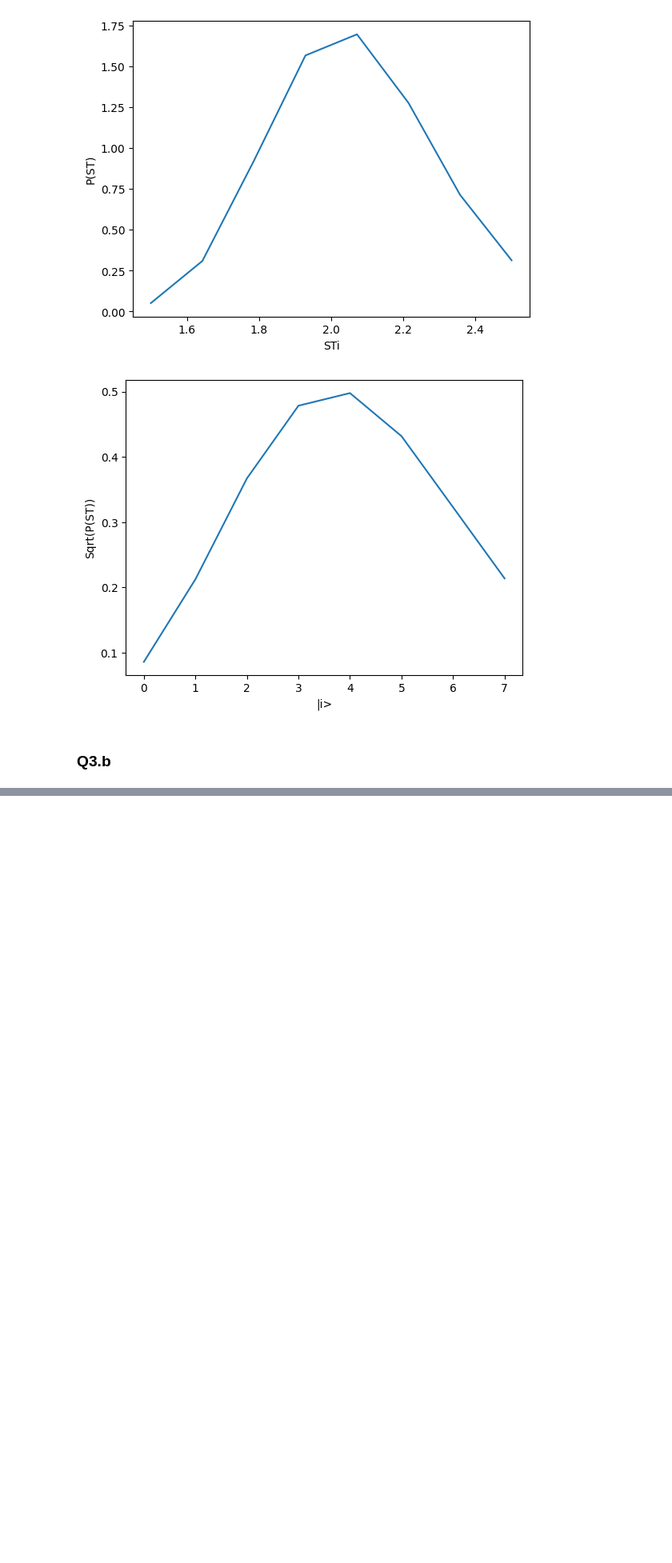
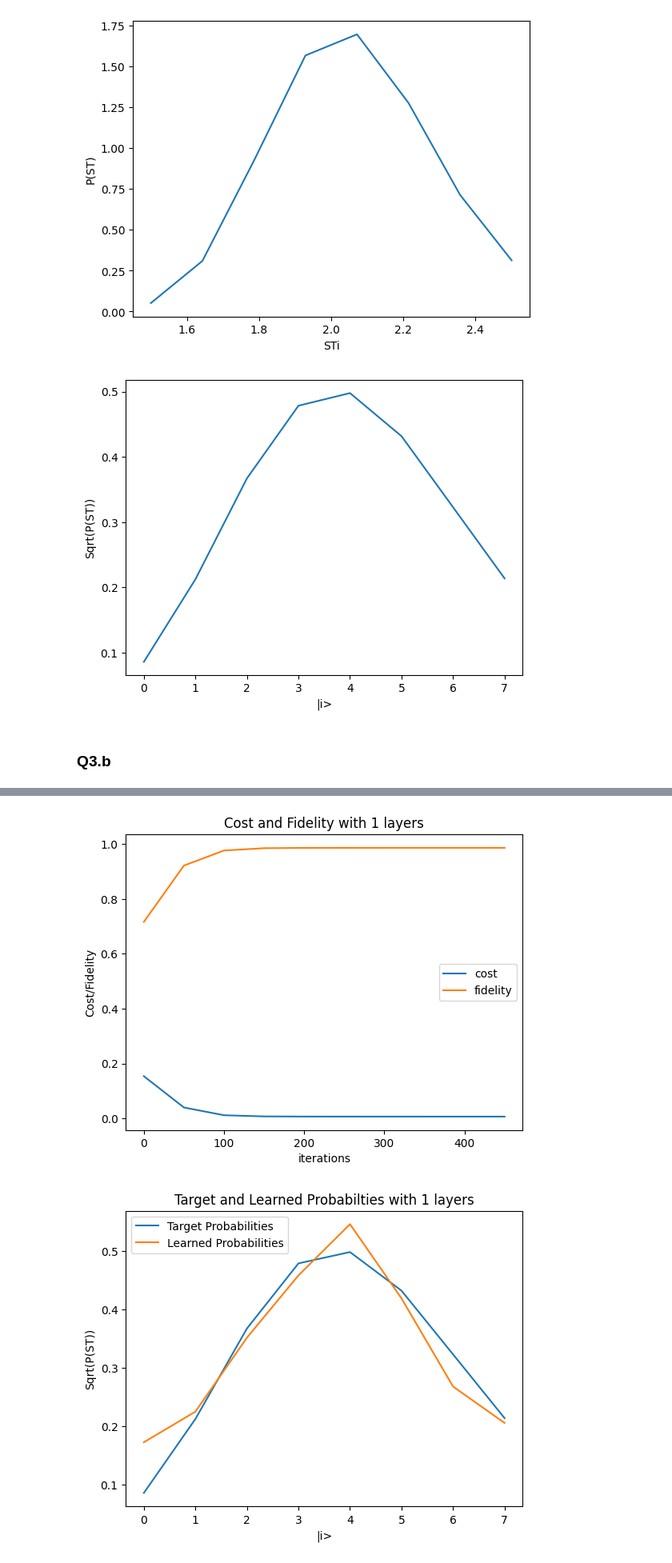
Before and after one commit to Lucifer1662/quantum, a Jupyter notebook: Assignement 1.ipynb, the cells around one changed output, grey strips where cells are left out. Shown at 80% size. Saved outputs shown, nothing was run; the diff lists cells and outputs as text; code cells hidden in the pictures; blank space fills up the shorter version.

```diff
--- a/Assignement 1.ipynb
+++ b/Assignement 1.ipynb
@@ -1620,0 +1548,66 @@ KeyboardInterrupt:
+# %%
+def train_model(layers):
+    print("Model with ", layers, " layers")
+    np.random.seed(1)
+    var = 1 * np.random.randn(layers, 6)
+    print(qml.draw(circuit)(var))
+
+
+    opt = qml.NesterovMomentumOptimizer(0.01)
+
+    def cross_entropy(y, p):
+        y = np.array(y)
+        p = np.array(p)
+        loss_array = -y*np.log(p)
+        loss_array = np.sum(loss_array, axis=-1)
+        return np.mean(loss_array)
+
+    def cost(angles):
+        aprox_probs = np.sqrt(circuit(angles))
+        return cost_function(aprox_probs,amp_P_Sti)
+
+    def fidelity(a,b):
+        return np.dot(a,b)*np.dot(b,a)
+
+
+    costs = []
+    fidelities = []
+
+    for it in range(500):
+
+        var, cost_value = opt.step_and_cost(cost, var)
+        if(it % 50 == 0):
+            aprox_probs = np.sqrt(np.array(circuit(var)))
+            fidelity_value = fidelity(aprox_probs, amp_P_Sti)
+
+            costs.append(cost_value)
+            fidelities.append(fidelity_value)
+
+            print("Iter: {:5d} | Cost: {:0.7f} | Fidelity: {:0.7f} "
+                "".format(it + 1, cost_value, fidelity_value))
+
+
+    print("Final | Cost: {:0.7f} | Fidelity: {:0.7f} "
+        "".format(cost_value, fidelity_value))
+
+
+    iterations = np.arange(0, 500, 50)
+    plt.title("Cost and Fidelity with " + str(layers) + " layers")
+    plt.plot(iterations, costs, label="cost")
+    plt.plot(iterations, fidelities, label="fidelity")
+    plt.ylabel('Cost/Fidelity')
+    plt.xlabel('iterations')
+    plt.legend()
+    plt.show()
+
+    plt.title("Target and Learned Probabilties with " + str(layers) + " layers")
+    plt.plot(np.arange(0, 8),amp_P_Sti, label="Target Probabilities")
+    plt.plot(np.arange(0, 8),aprox_probs, label="Learned Probabilities")
+    plt.ylabel('Sqrt(P(ST))')
+    plt.xlabel('|i>')
+    plt.legend()
+    plt.show()
+
+train_model(1)
+train_model(2)
+# %% [output]
@@ -1620,0 +1629,2 @@ KeyboardInterrupt:
+[figure, added]
+[figure, added]
```
Also changed, not shown: parts of 3 cells of this notebook.
